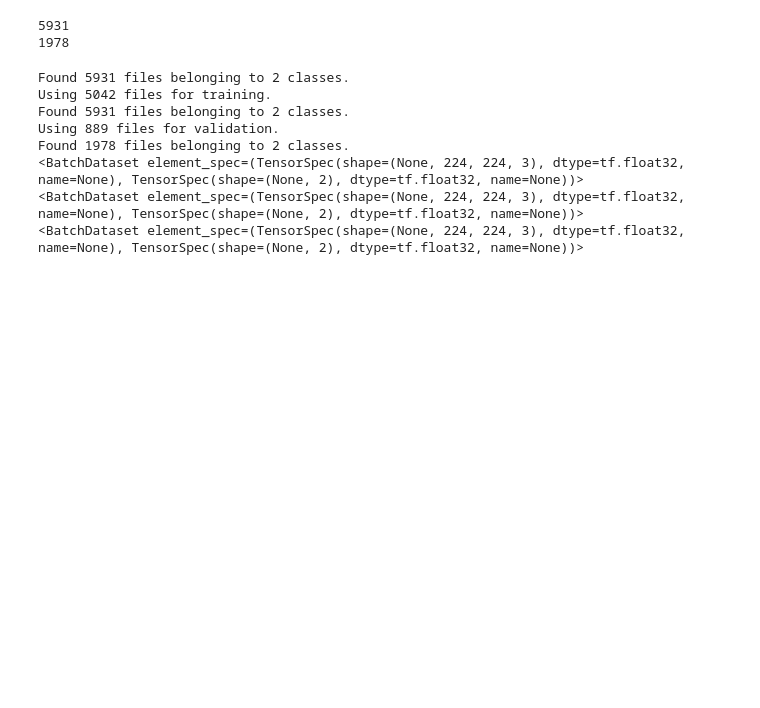
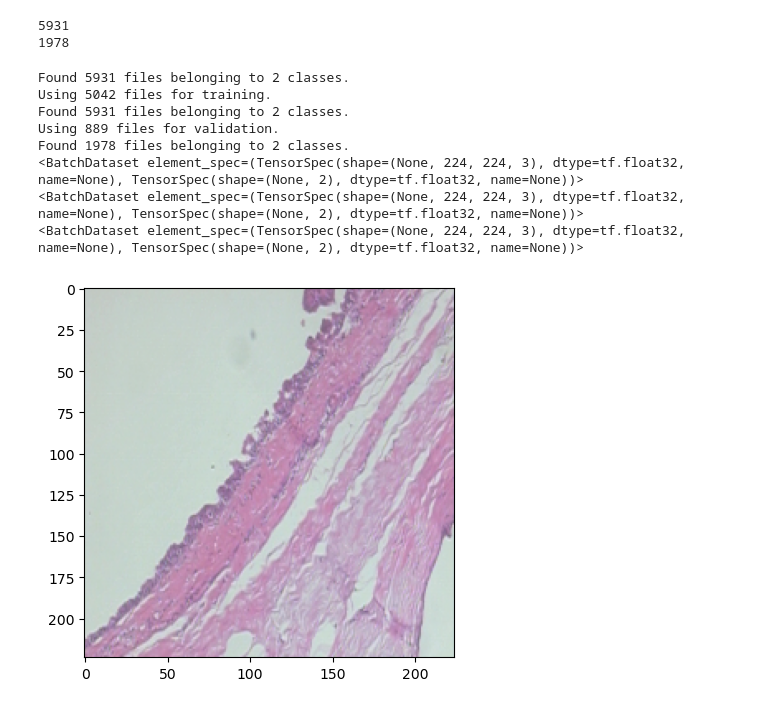
Before and after one commit to m-metz/ENEL645_FinalProject_Group13, a Jupyter notebook: testsFelipe.ipynb, the cells around one changed output. Saved outputs shown, nothing was run; the diff lists cells and outputs as text; code cells hidden in the pictures; blank space fills up the shorter version.

Commit message:
adding random image showing

```diff
--- a/testsFelipe.ipynb
+++ b/testsFelipe.ipynb
@@ -141,3 +141,9 @@ Found 1978 files belonging to 2 classes.
 <BatchDataset element_spec=(TensorSpec(shape=(None, 224, 224, 3), dtype=tf.float32, name=None), TensorSpec(shape=(None, 2), dtype=tf.float32, name=None))>
 <BatchDataset element_spec=(TensorSpec(shape=(None, 224, 224, 3), dtype=tf.float32, name=None), TensorSpec(shape=(None, 2), dtype=tf.float32, name=None))>
 <BatchDataset element_spec=(TensorSpec(shape=(None, 224, 224, 3), dtype=tf.float32, name=None), TensorSpec(shape=(None, 2), dtype=tf.float32, name=None))>
+# %%
+train_batch = train_ds.take(1)
+for images, labels in train_batch:
+        plt.imshow(images[0].numpy().astype("uint8"))
+# %% [output]
+[figure, added]
```
Also changed, not shown: parts of 1 cell of this notebook.
